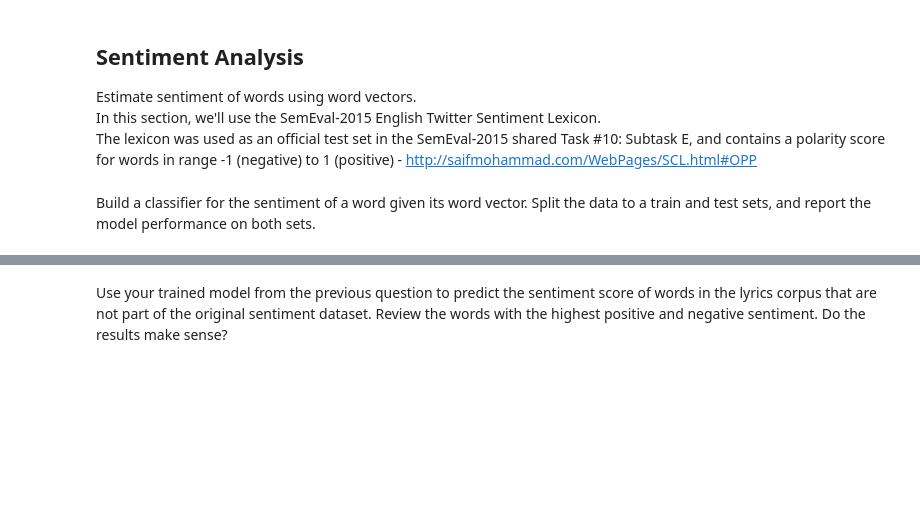
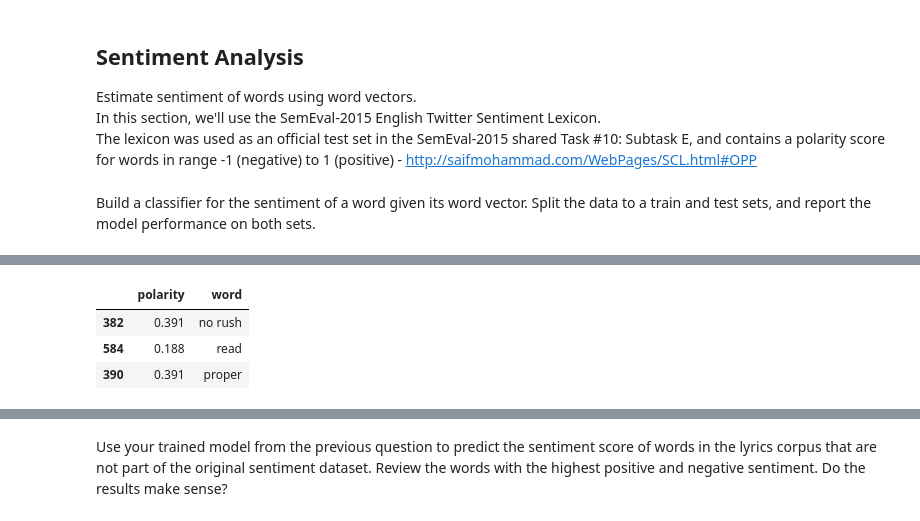
Before and after one commit to gabibu/deeplearnning, a Jupyter notebook: DL_word_embedding_assignment.ipynb, the cells around one changed output, grey strips where cells are left out. Cells and saved outputs as stored; diff of their text form; code cells hidden in the pictures; blank space fills up the shorter version.

```diff
--- a/DL_word_embedding_assignment.ipynb
+++ b/DL_word_embedding_assignment.ipynb
@@ -142,0 +266,7 @@ Build a classifier for the sentiment of a word given its word vector. Split the
+# %%
+twitter_lex_df.sample(3)
+# %% [output]
+|  | polarity | word |
+| 382 | 0.391 | no rush |
+| 584 | 0.188 | read |
+| 390 | 0.391 | proper |
```
Also changed, not shown: parts of 16 cells of this notebook.
